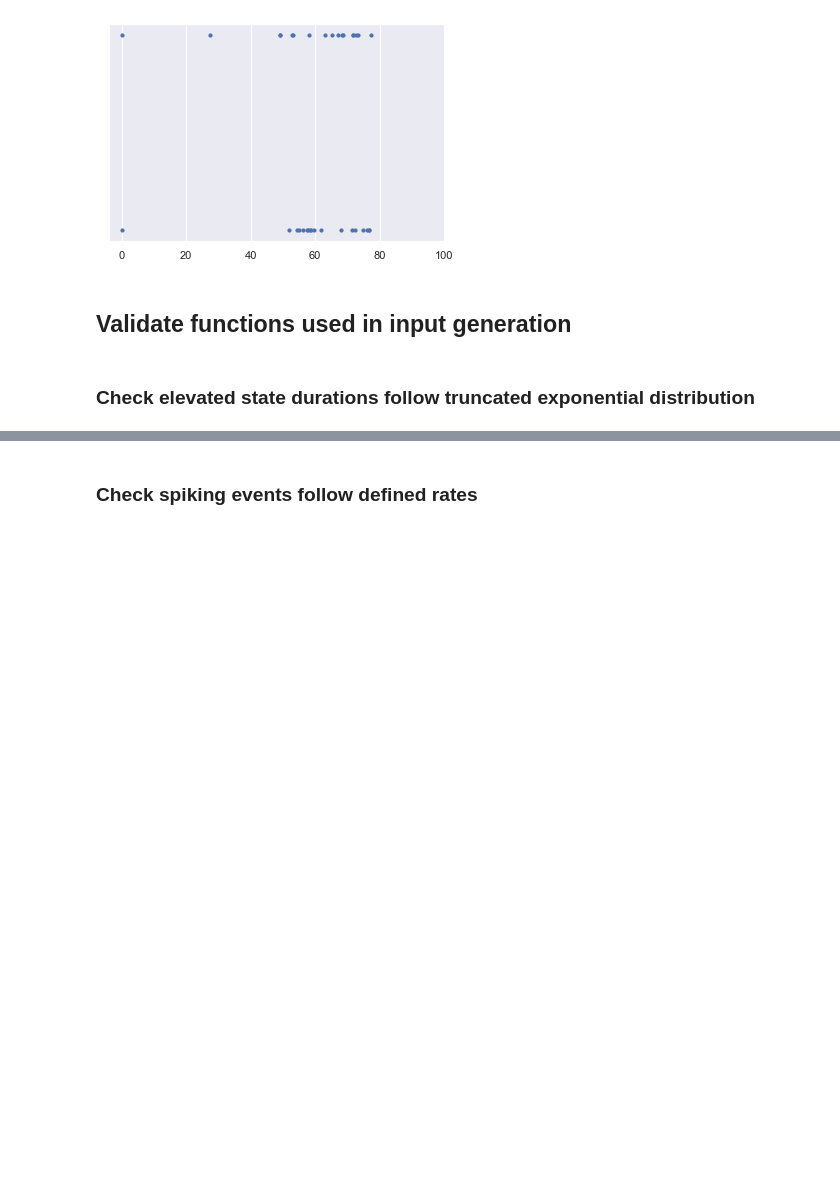
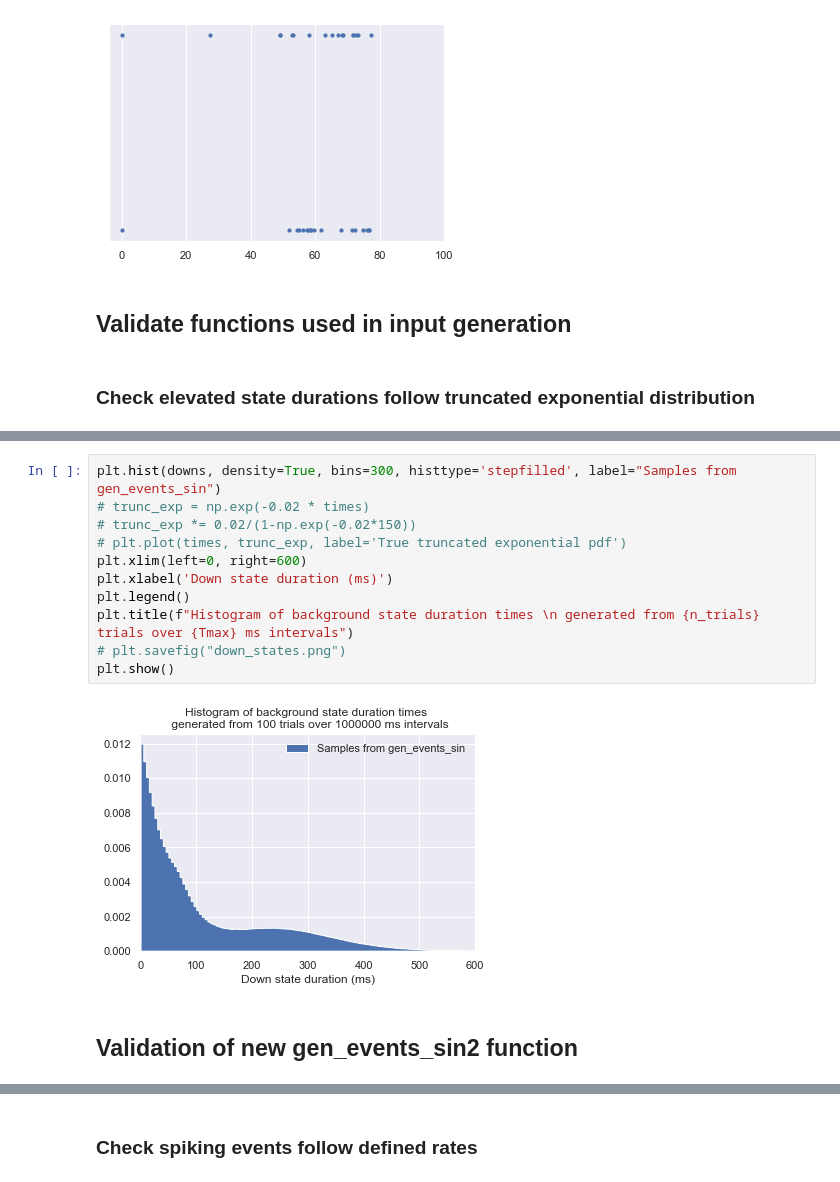
Before and after one commit to eap40/iib-neuro-proj, a Jupyter notebook: iib-testing.ipynb, the cells around one changed output, grey strips where cells are left out. Cells and saved outputs as stored; diff of their text form; blank space fills up the shorter version.

```diff
--- a/iib-testing.ipynb
+++ b/iib-testing.ipynb
@@ -253,0 +253,15 @@ plt.show()
+# %%
+plt.hist(downs, density=True, bins=300, histtype='stepfilled', label="Samples from gen_events_sin")
+# trunc_exp = np.exp(-0.02 * times)
+# trunc_exp *= 0.02/(1-np.exp(-0.02*150))
+# plt.plot(times, trunc_exp, label='True truncated exponential pdf')
+plt.xlim(left=0, right=600)
+plt.xlabel('Down state duration (ms)')
+plt.legend()
+plt.title(f"Histogram of background state duration times \n generated from {n_trials} trials over {Tmax} ms intervals")
+# plt.savefig("down_states.png")
+plt.show()
+# %% [output]
+[figure, added]
+# %% [markdown]
+## Validation of new gen_events_sin2 function
```
Also changed, not shown: parts of 21 cells of this notebook.
